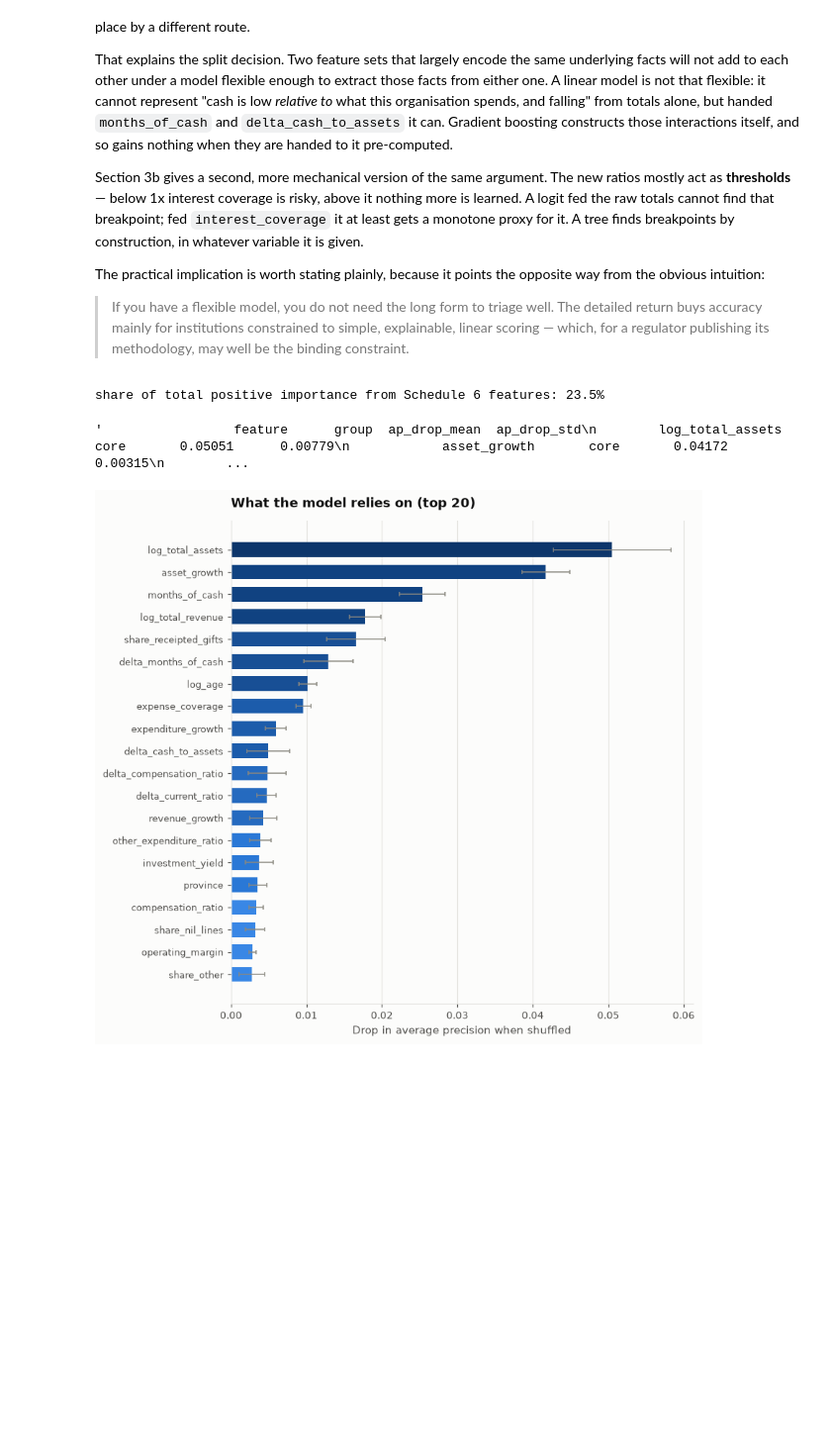
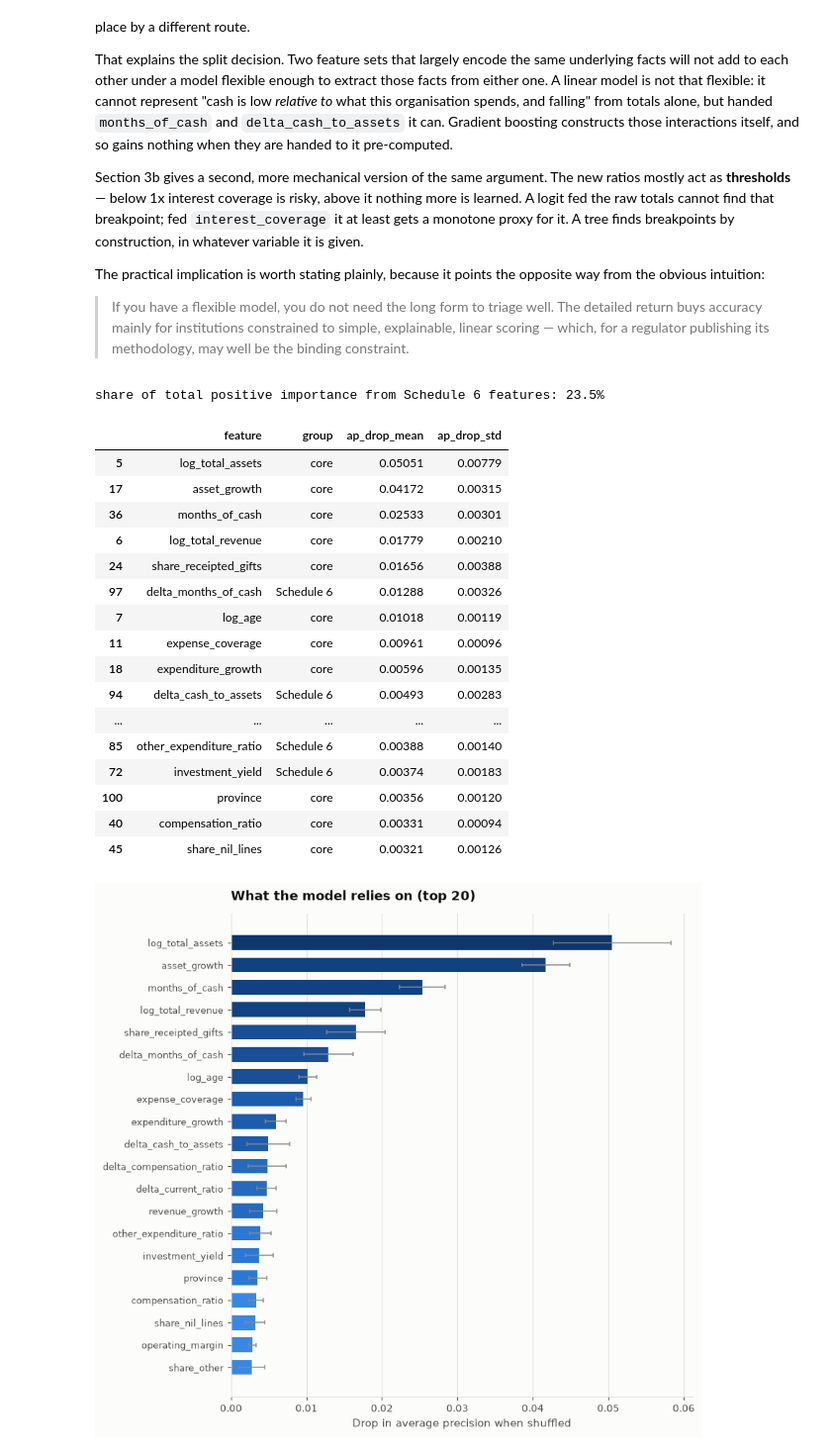
Before and after one commit to context-dependent/charity_risk, a Jupyter notebook: notebooks/04-schedule-6-deep-dive.ipynb, the cells around one changed output. Shown at 99% size. Cells and saved outputs as stored; diff of their text form; code cells hidden in the pictures; blank space fills up the shorter version.

```diff
--- a/notebooks/04-schedule-6-deep-dive.ipynb
+++ b/notebooks/04-schedule-6-deep-dive.ipynb
@@ -481,15 +481,31 @@ opposite way from the obvious intuition:
 # %%
 importance = permutation_importance_table(fitted["schedule_6_gbm"], test,
                                           "exit_next_year", n_repeats=5)
 importance["group"] = np.where(importance["feature"].isin(SCHEDULE_6),
                                "Schedule 6", "core")
 positive = importance.loc[importance["ap_drop_mean"] > 0]
 print("share of total positive importance from Schedule 6 features: "
       f"{positive.loc[positive['group'] == 'Schedule 6', 'ap_drop_mean'].sum() / positive['ap_drop_mean'].sum():.1%}\n")
-importance.head(18)[["feature", "group", "ap_drop_mean", "ap_drop_std"]].round(5).to_string(index=False)
+importance.head(18)[["feature", "group", "ap_drop_mean", "ap_drop_std"]].round(5)
 # %% [output]
 share of total positive importance from Schedule 6 features: 23.5%
-'                 feature      group  ap_drop_mean  ap_drop_std\n        log_total_assets       core       0.05051      0.00779\n            asset_growth       core       0.04172      0.00315\n        ...
+|  | feature | group | ap_drop_mean | ap_drop_std |
+| 5 | log_total_assets | core | 0.05051 | 0.00779 |
+| 17 | asset_growth | core | 0.04172 | 0.00315 |
+| 36 | months_of_cash | core | 0.02533 | 0.00301 |
+| 6 | log_total_revenue | core | 0.01779 | 0.00210 |
+| 24 | share_receipted_gifts | core | 0.01656 | 0.00388 |
+| 97 | delta_months_of_cash | Schedule 6 | 0.01288 | 0.00326 |
+| 7 | log_age | core | 0.01018 | 0.00119 |
+| 11 | expense_coverage | core | 0.00961 | 0.00096 |
+| 18 | expenditure_growth | core | 0.00596 | 0.00135 |
+| 94 | delta_cash_to_assets | Schedule 6 | 0.00493 | 0.00283 |
+| ... | ... | ... | ... | ... |
+| 85 | other_expenditure_ratio | Schedule 6 | 0.00388 | 0.00140 |
+| 72 | investment_yield | Schedule 6 | 0.00374 | 0.00183 |
+| 100 | province | core | 0.00356 | 0.00120 |
+| 40 | compensation_ratio | core | 0.00331 | 0.00094 |
+| 45 | share_nil_lines | core | 0.00321 | 0.00126 |
 # %%
 fig, ax = plots.plt.subplots(figsize=(7.6, 8.0))
 plots.plot_permutation_importance(importance, top_n=20, ax=ax);
```
Also changed, not shown: 4 other files.
